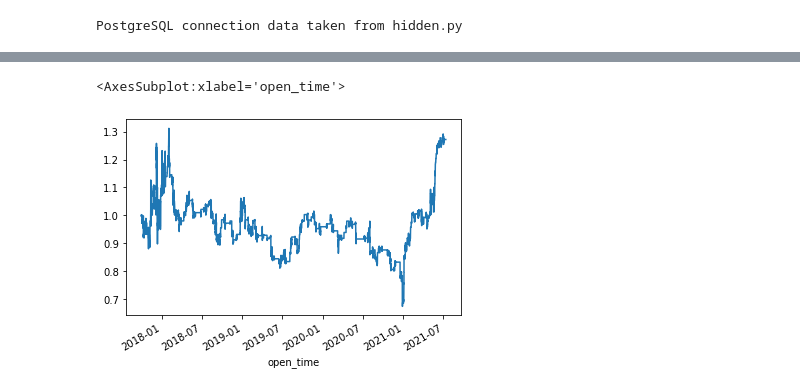
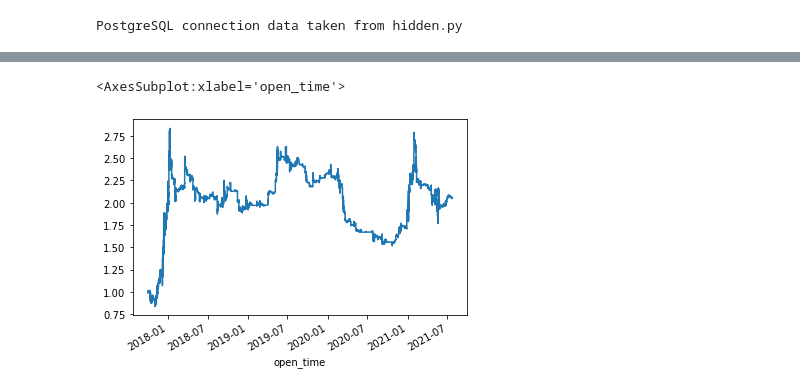
Before and after one commit to mads-swaps/swap-for-profit, a Jupyter notebook: aws/sam/mads-swap-app/swap_simulation/simulate_notebook.ipynb, the cells around one changed output, grey strips where cells are left out. Saved outputs shown, nothing was run; the diff lists cells and outputs as text; code cells hidden in the pictures.

Commit message:
Changed simulation logic to the new one that we agreed on

```diff
--- a/aws/sam/mads-swap-app/swap_simulation/simulate_notebook.ipynb
+++ b/aws/sam/mads-swap-app/swap_simulation/simulate_notebook.ipynb
@@ -104,8 +119,7 @@ def get_batch_data(pair_id, start_time, end_time, batch_size, reverse):
 # %%
 def simulate_portfolio(start_time, end_time, portfolio):
     portfolio_name = portfolio['portfolio_name']
-    buy_decision_model = portfolio['buy_decision_model']
-    price_decision_model = portfolio['price_decision_model']
+    trade_model = portfolio['trade_model']
     starting_coin = portfolio['starting_coin']
     pair_coin = portfolio['pair_coin']
     max_batch_size = portfolio['max_batch_size']
@@ -113,15 +127,13 @@ def simulate_portfolio(start_time, end_time, portfolio):
 
     pair_data = get_pair_data(starting_coin, pair_coin)
 
-    buy_model = buy_decision.__dict__[buy_decision_model]
-    price_model = price_decision.__dict__[price_decision_model]
-    buy_columns = buy_model.columns()
-    price_columns = price_model.columns()
-    stop_loss_trigger = None
-    target_trigger = None
+    model = trade_models.__dict__[trade_model]
+    columns = model.columns()
 
     current_time = start_time
     all_output = []
+
+    info_dict = {'portfolio':portfolio}
 
     while True:
         # this batch data should also include feature engineering
@@ -130,11 +142,10 @@ def simulate_portfolio(start_time, end_time, portfolio):
         if len(batch_data) == 0:
             break
 
-        batch_buy_decision = buy_decision.__dict__[buy_decision_model].make_decision(batch_data[buy_columns].values)
-        batch_price_decision = price_decision.__dict__[price_decision_model].stop_loss_target_range(batch_data[price_columns].values)
+        batch_model_decision = model.make_decision(batch_data[columns], info_dict)
+
         output = batch_data[['open_time','open', 'high', 'low', 'close']].copy()
-        output['buy_decision'] = batch_buy_decision
-        output[['target_price', 'stop-loss_price']] = batch_price_decision
+        output['trade_decision'] = batch_model_decision
 
         all_output.append(output)
         current_time = batch_data['close_time'].max()
@@ -148,28 +159,19 @@ def simulate_portfolio(start_time, end_time, portfolio):
 
     for x,r in results.iterrows():
         if cur_funds[0] > 0:
-            if r['buy_decision'] == True:
+            if r['trade_decision'] == 1:
                 cur_funds[1] = (cur_funds[0] * r['close'])
                 cur_funds[0] = 0
                 results.loc[x,'fund1'] = cur_funds[0]
                 results.loc[x,'fund2'] = cur_funds[1]
-                stop_loss_trigger = r['stop-loss_price']
-                target_trigger = r['target_price']
                 results.loc[x,'action'] = 'buy'
-
         else:
-            if r['high'] <= target_trigger:
-                cur_funds[0] = (cur_funds[1] / target_trigger)
+            if r['trade_decision'] == -1:
+                cur_funds[0] = (cur_funds[1] / r['open'])
                 cur_funds[1] = 0
                 results.loc[x,'fund1'] = cur_funds[0]
                 results.loc[x,'fund2'] = cur_funds[1]
-                results.loc[x,'action'] = 'sell target'
-            elif r['low'] >= stop_loss_trigger:
-                cur_funds[0] = (cur_funds[1] / stop_loss_trigger)
-                cur_funds[1] = 0
-                results.loc[x,'fund1'] = cur_funds[0]
-                results.loc[x,'fund2'] = cur_funds[1]
-                results.loc[x,'action'] = 'sell stop-loss'
+                results.loc[x,'action'] = 'sell'
     results[['fund1','fund2']] = results[['fund1','fund2']].ffill()
     results['total_value'] = results['fund1'] + results['fund2'] / results['close']
     results['action'] = results['action'].fillna('none')
@@ -250,6 +254,6 @@ for k,v in simulation_results.items():
 # %%
 # multiply the 2 together, what if we invested in both at the same time using the same strategies?
-(simulation_results['BTC <-> ETH dummy 10/5']['total_value']*simulation_results['ETH <-> BTC dummy 10/5']['total_value']).plot()
+(simulation_results[f'BTC <-> ETH {model_name}']['total_value']*simulation_results[f'ETH <-> BTC {model_name}']['total_value']).plot()
 # %% [output]
 <AxesSubplot:xlabel='open_time'>
-[figure, old version]
+[figure, new version]
```
Also changed, not shown: parts of 8 cells of this notebook, 8 other files.
